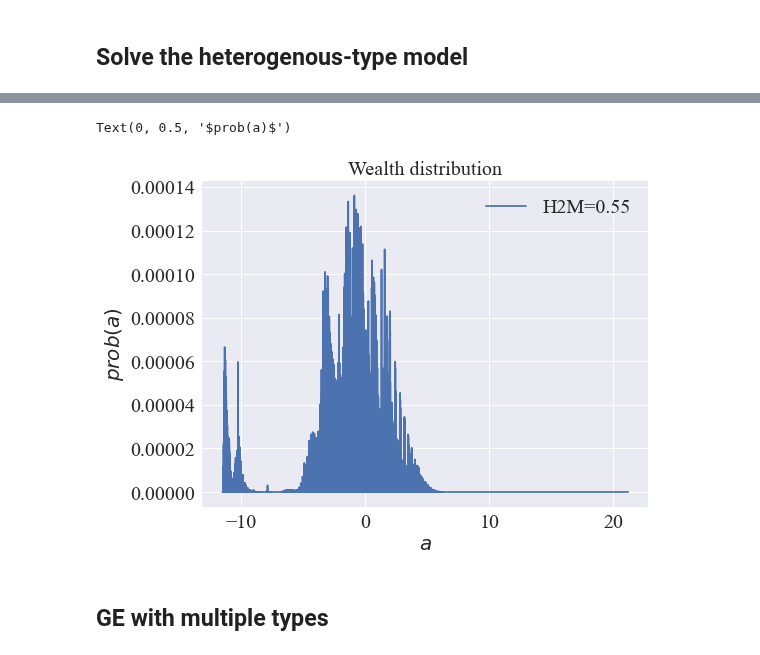
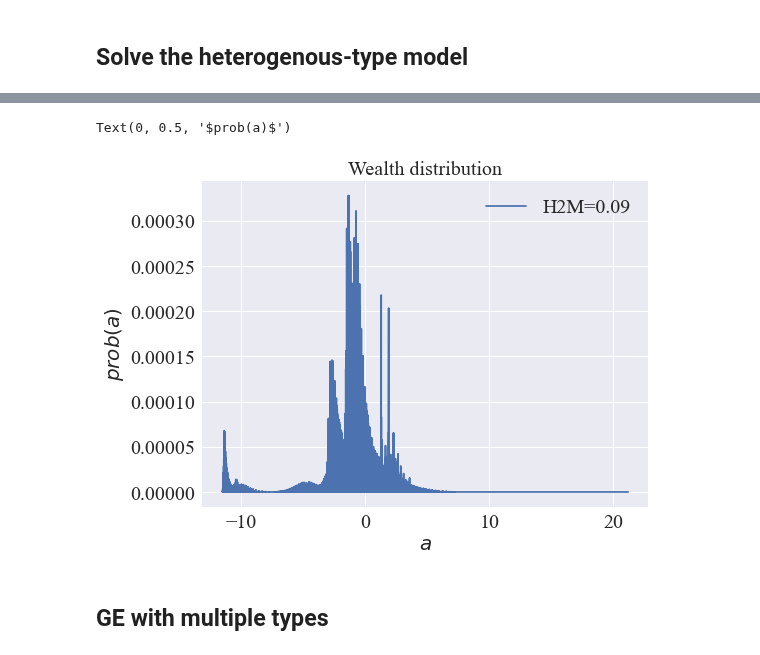
Before and after one commit to iworld1991/PIR, a Jupyter notebook: WorkingFolder/PythonCode/OLG-GE-HetroTypes.ipynb, the cells around one changed output, grey strips where cells are left out. Drawn from its saved outputs; the diff is of its cells as text; code cells hidden in the pictures.

```diff
--- a/WorkingFolder/PythonCode/OLG-GE-HetroTypes.ipynb
+++ b/WorkingFolder/PythonCode/OLG-GE-HetroTypes.ipynb
@@ -750,10 +760,15 @@ for this_type in hetero_p_ue_risk_G_beta_types:
     hetero_p_ue_risk_G_beta_uh_types.append(this_type)
 # %% [markdown]
 ### Solve consumption policies
+# %%
+## SET TYPES HERE
+
+##########################################
+types = hetero_p_t_ue_risk_uh_types
+##########################################
 # %%
 ## solve various models
 
-types = hetero_p_t_ue_risk_beta_types
 
 specs = ['ob']*len(types)
 
@@ -1385,6 +1400,13 @@ class HH_OLG_Markov:
         ap_ratio_PolGrid_list = [ap_ratio_u_PolGrid_list,
                                  ap_eratio_e_PolGrid_list]
 
+        ## get the permanent income grid over life cycle
+        p_u_list = [np.multiply.outer(np.ones_like(a_PolGrid_list[0][k]),
+                                      p_dist_grid_list[k]).flatten() for k in range(model.L)]
+        p_e_list = [np.multiply.outer(np.ones_like(a_PolGrid_list[1][k]),
+                                      p_dist_grid_list[k]).flatten() for k in range(model.L)]
+        p_list = [p_u_list,
+                 p_e_list]
 
         time_end = time()
         print('time taken to get SS dist:'+str(time_end-time_start))
@@ -1393,6 +1415,7 @@ class HH_OLG_Markov:
         print('memory usage: '+str(memory))
 
         self.dist_lists = dist_lists
+        self.p_list = p_list
         self.ap_PolGrid_list = ap_PolGrid_list
         ## also store flatten list of level of a and c
         self.ap_grid_dist, self.ap_pdfs_dist = flatten_list(ap_PolGrid_list,
@@ -1409,6 +1432,7 @@ class HH_OLG_Markov:
     def Aggregate(self):
         ## compute aggregate A
         ap_PolGrid_list = self.ap_PolGrid_list
+        p_list = self.p_list
         dist_lists = self.dist_lists
         ss_dstn = self.ss_dstn
         age_dist = self.age_dist
@@ -1417,6 +1441,13 @@ class HH_OLG_Markov:
                               dist_lists,
                               ss_dstn,
                               age_dist)
+
+        self.P = AggregateDist(p_list,
+                              dist_lists,
+                              ss_dstn,
+                              age_dist)
+
+        self.A_norm = self.A/self.P
 
     ### Aggregate within age
 
@@ -1569,6 +1600,8 @@ def solve_1type(model,
                           σs_star = σ_star)
     HH_this.Aggregate()
     print('aggregate savings under stationary distribution:', str(HH_this.A))
+    print('aggregate savings under stationary distribution:', str(HH_this.A_norm))
+
 
     ## lorenz
     share_agents_ap_this,share_ap_this = HH_this.Lorenz()
@@ -1585,6 +1618,7 @@ def solve_1type(model,
 
 
     model_dct =  {'A':HH_this.A,
+                  'A_norm':HH_this.A_norm,
                 'A_life': HH_this.A_life,
                 'share_agents_ap':share_agents_ap_this,
                 'share_ap':share_ap_this,
@@ -1638,6 +1672,12 @@ def combine_results(results_by_type):
                   for result in results_by_type])
     )*probs
 
+    ## aggregate wealth
+    A_norm_pe = np.sum(
+        np.array([result['A_norm']
+                  for result in results_by_type])
+    )*probs
+
     ## life cycle wealth
     A_life_pe = np.sum(np.array([result['A_life'] for result in results_by_type]),axis=0)*probs
 
@@ -1664,6 +1704,7 @@ def combine_results(results_by_type):
 
 
     model_dct_pe =  {'A':A_pe,
+                     'A_norm':A_norm_pe,
                   'A_life': A_life_pe,
                   'share_agents_ap':share_agents_ap_pe,
                   'share_ap':share_ap_pe,
@@ -1986,21 +2021,22 @@ plt.ylim([0,1])
 # %%
 ## Wealth distribution
+h2m_cut_off = round(1/24,2)
 
 fig, ax = plt.subplots(figsize=(8,6))
 ax.set_title('Wealth distribution')
 ## h2m share
 h2m_share = h2m_ratio(results_combined_pe['a_grid_dist'],
                       results_combined_pe['a_pdfs_dist'],
-                      0.5)
+                      h2m_cut_off)
 
 ax.plot(np.log(results_combined_pe['ap_grid_dist']+1e-5),
         results_combined_pe['ap_pdfs_dist'],
        label = 'H2M={:.2f}'.format(h2m_share))
 ax.legend(loc=0)
 ax.set_xlabel(r'$a$')
 ax.set_ylabel(r'$prob(a)$')
 #fig.savefig('../Graphs/model/distribution_a_hetero_type.png')
 # %% [output]
 Text(0, 0.5, '$prob(a)$')
-[figure, old version]
+[figure, new version]
 # %%
```
Also changed, not shown: parts of 24 cells of this notebook, 1 other file.
